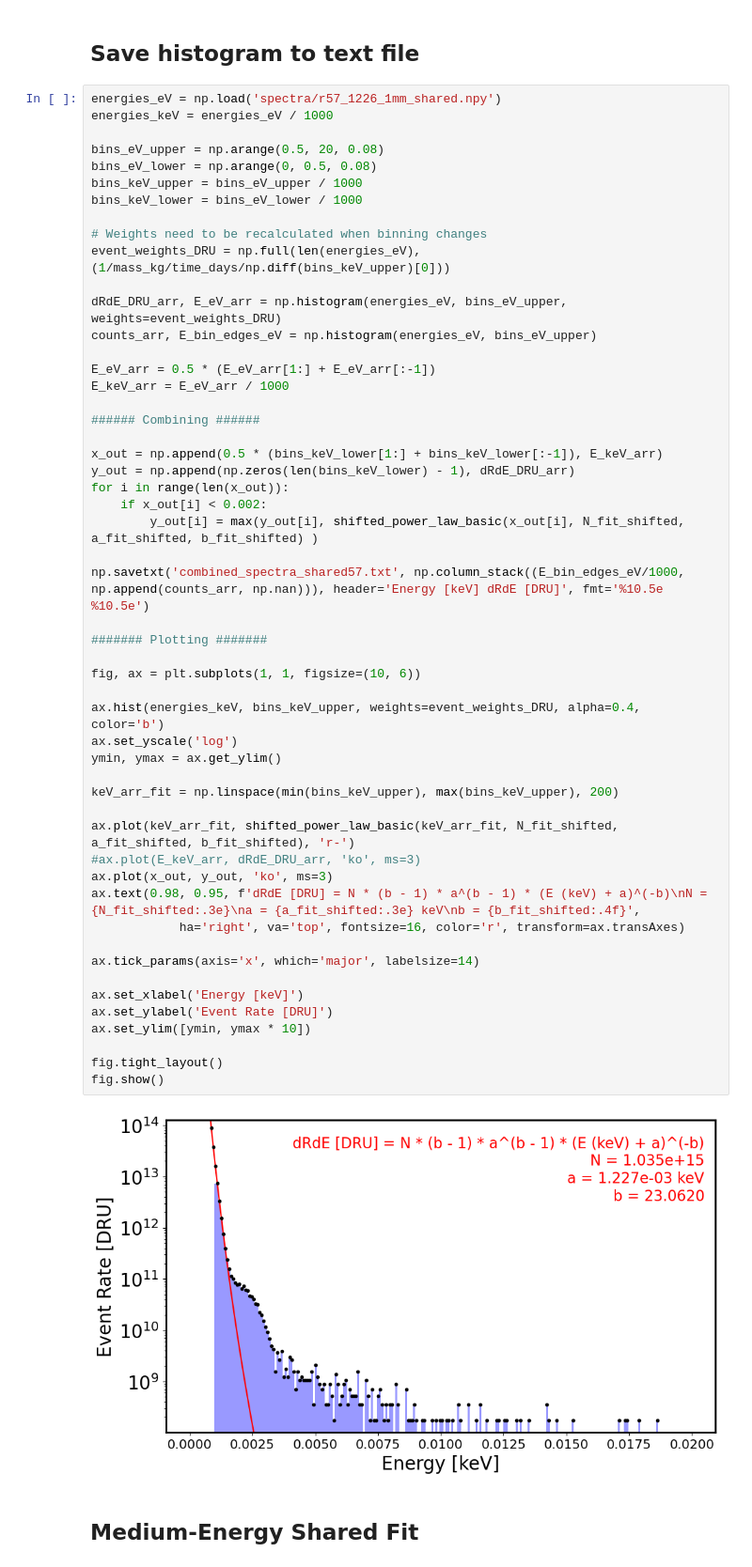
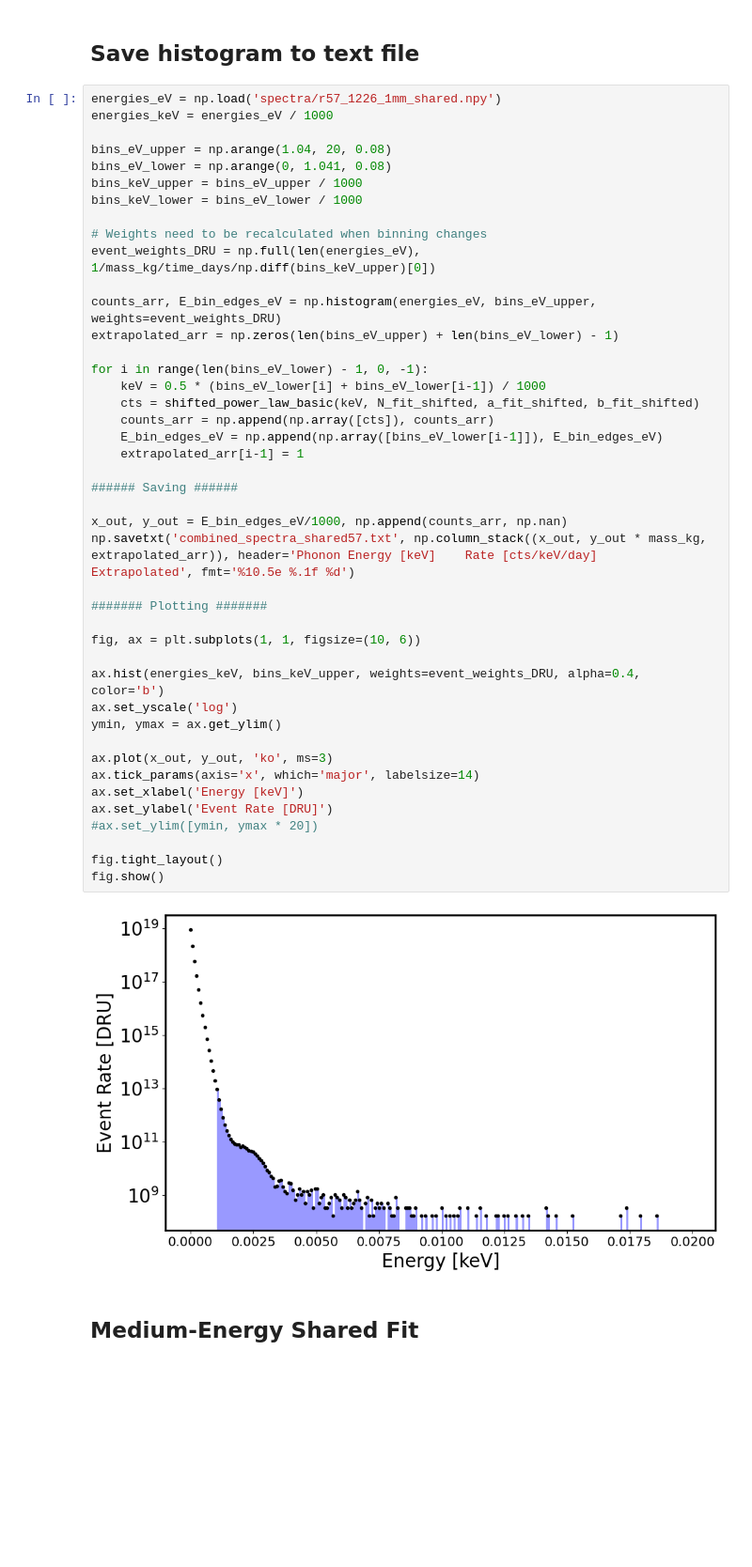
Before and after one commit to spice-herald/DarkLim, a Jupyter notebook: examples/run_57_spectra.ipynb, the cells around one changed output. Shown at 94% size. Cells and saved outputs as stored; diff of their text form; blank space fills up the shorter version.

Commit message:
Updates to plotting notebooks

```diff
--- a/examples/run_57_spectra.ipynb
+++ b/examples/run_57_spectra.ipynb
@@ -311,57 +311,48 @@ Threshold = 1.016e-03 eV, width = 2.00000e-06 eV
 # %%
 energies_eV = np.load('spectra/r57_1226_1mm_shared.npy')
 energies_keV = energies_eV / 1000
 
-bins_eV_upper = np.arange(0.5, 20, 0.08)
-bins_eV_lower = np.arange(0, 0.5, 0.08)
+bins_eV_upper = np.arange(1.04, 20, 0.08)
+bins_eV_lower = np.arange(0, 1.041, 0.08)
 bins_keV_upper = bins_eV_upper / 1000
 bins_keV_lower = bins_eV_lower / 1000
 
 # Weights need to be recalculated when binning changes
-event_weights_DRU = np.full(len(energies_eV), (1/mass_kg/time_days/np.diff(bins_keV_upper)[0]))
+event_weights_DRU = np.full(len(energies_eV), 1/mass_kg/time_days/np.diff(bins_keV_upper)[0])
 
-dRdE_DRU_arr, E_eV_arr = np.histogram(energies_eV, bins_eV_upper, weights=event_weights_DRU)
-counts_arr, E_bin_edges_eV = np.histogram(energies_eV, bins_eV_upper)
+counts_arr, E_bin_edges_eV = np.histogram(energies_eV, bins_eV_upper, weights=event_weights_DRU)
+extrapolated_arr = np.zeros(len(bins_eV_upper) + len(bins_eV_lower) - 1)
 
-E_eV_arr = 0.5 * (E_eV_arr[1:] + E_eV_arr[:-1])
-E_keV_arr = E_eV_arr / 1000
+for i in range(len(bins_eV_lower) - 1, 0, -1):
+    keV = 0.5 * (bins_eV_lower[i] + bins_eV_lower[i-1]) / 1000
+    cts = shifted_power_law_basic(keV, N_fit_shifted, a_fit_shifted, b_fit_shifted)
+    counts_arr = np.append(np.array([cts]), counts_arr)
+    E_bin_edges_eV = np.append(np.array([bins_eV_lower[i-1]]), E_bin_edges_eV)
+    extrapolated_arr[i-1] = 1
 
-###### Combining ######
+###### Saving ######
 
-x_out = np.append(0.5 * (bins_keV_lower[1:] + bins_keV_lower[:-1]), E_keV_arr)
-y_out = np.append(np.zeros(len(bins_keV_lower) - 1), dRdE_DRU_arr)
-for i in range(len(x_out)):
-    if x_out[i] < 0.002:
-        y_out[i] = max(y_out[i], shifted_power_law_basic(x_out[i], N_fit_shifted, a_fit_shifted, b_fit_shifted) )
-
-np.savetxt('combined_spectra_shared57.txt', np.column_stack((E_bin_edges_eV/1000, np.append(counts_arr, np.nan))), header='Energy [keV] dRdE [DRU]', fmt='%10.5e %10.5e')
+x_out, y_out = E_bin_edges_eV/1000, np.append(counts_arr, np.nan)
+np.savetxt('combined_spectra_shared57.txt', np.column_stack((x_out, y_out * mass_kg, extrapolated_arr)), header='Phonon Energy [keV]    Rate [cts/keV/day]    Extrapolated', fmt='%10.5e %.1f %d')
 
 ####### Plotting #######
 
 fig, ax = plt.subplots(1, 1, figsize=(10, 6))
 
 ax.hist(energies_keV, bins_keV_upper, weights=event_weights_DRU, alpha=0.4, color='b')
 ax.set_yscale('log')
 ymin, ymax = ax.get_ylim()
 
-keV_arr_fit = np.linspace(min(bins_keV_upper), max(bins_keV_upper), 200)
-
-ax.plot(keV_arr_fit, shifted_power_law_basic(keV_arr_fit, N_fit_shifted, a_fit_shifted, b_fit_shifted), 'r-')
-#ax.plot(E_keV_arr, dRdE_DRU_arr, 'ko', ms=3)
 ax.plot(x_out, y_out, 'ko', ms=3)
-ax.text(0.98, 0.95, f'dRdE [DRU] = N * (b - 1) * a^(b - 1) * (E (keV) + a)^(-b)\nN = {N_fit_shifted:.3e}\na = {a_fit_shifted:.3e} keV\nb = {b_fit_shifted:.4f}',
-            ha='right', va='top', fontsize=16, color='r', transform=ax.transAxes)
-
 ax.tick_params(axis='x', which='major', labelsize=14)
-
 ax.set_xlabel('Energy [keV]')
 ax.set_ylabel('Event Rate [DRU]')
-ax.set_ylim([ymin, ymax * 10])
+#ax.set_ylim([ymin, ymax * 20])
 
 fig.tight_layout()
 fig.show()
 # %% [output]
-[figure, old version]
+[figure, new version]
 # %% [markdown]
 ## Medium-Energy Shared Fit
 # %%
```
Also changed, not shown: parts of 1 cell of this notebook.
